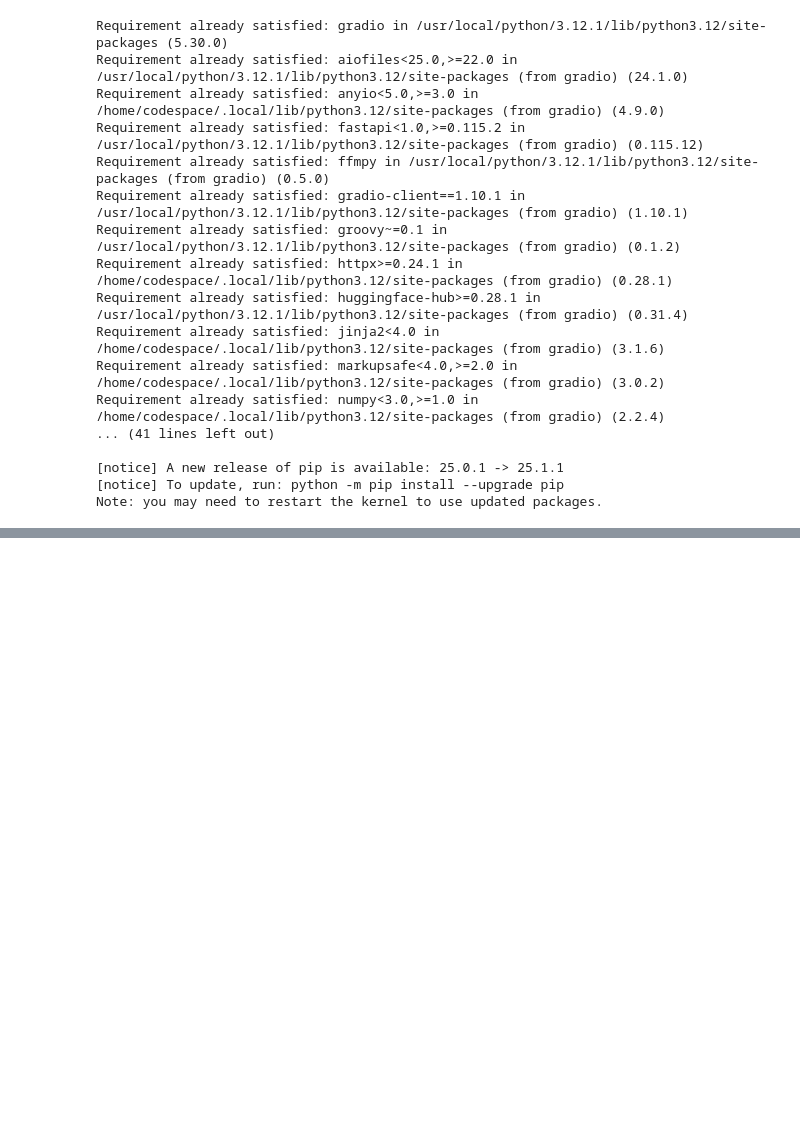
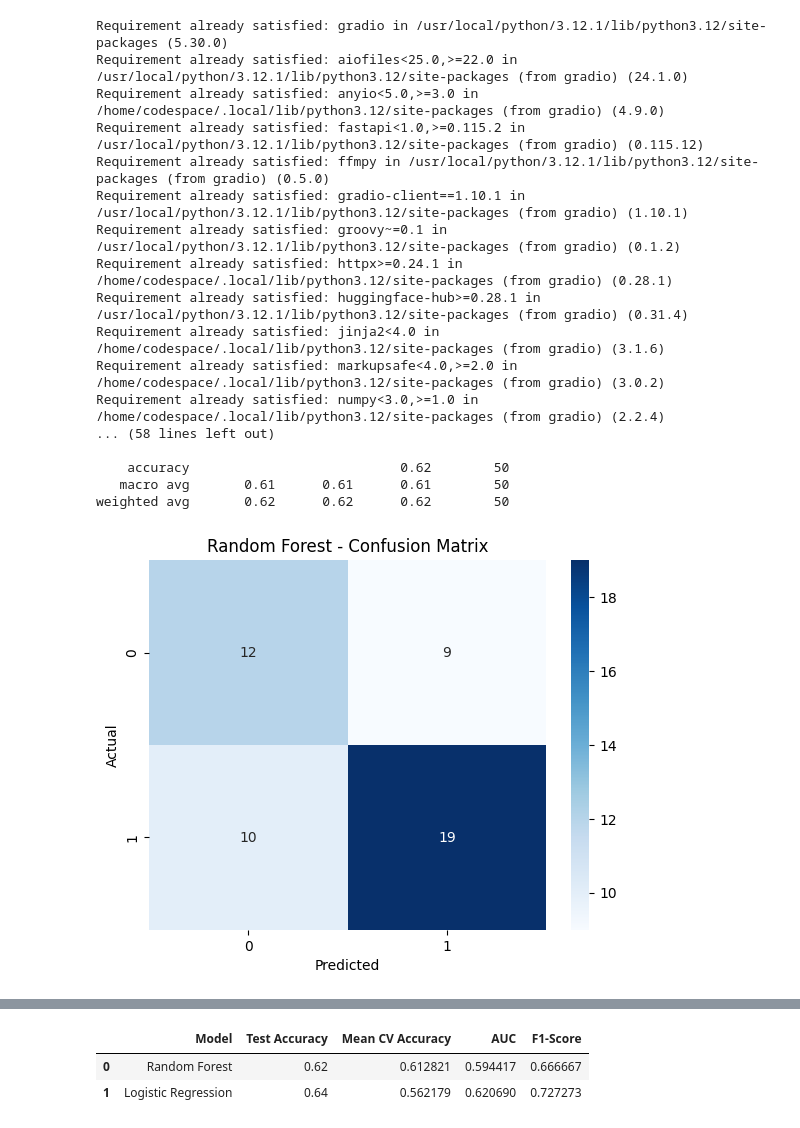
Before and after one commit to Mavanlet/GrammysPrediction, a Jupyter notebook: project/grammy_model.ipynb, the cells around one changed output, grey strips where cells are left out. Cells and saved outputs as stored; diff of their text form; code cells hidden in the pictures; blank space fills up the shorter version.

```diff
--- a/project/grammy_model.ipynb
+++ b/project/grammy_model.ipynb
@@ -7,11 +7,17 @@ import pandas as pd
 import numpy as np
 import pickle
 import gradio as gr
+import matplotlib.pyplot as plt
+import seaborn as sns
 from sklearn.ensemble import RandomForestClassifier
 from sklearn.linear_model import LogisticRegression
 from sklearn.model_selection import train_test_split, cross_val_score
 from sklearn.preprocessing import StandardScaler
 from scipy.spatial.distance import cdist
+from sklearn.metrics import (
+    classification_report, confusion_matrix,
+    roc_auc_score, roc_curve, f1_score
+)
 
 # 1. Daten laden
 grammy_df = pd.read_csv("data/grammy_winners.csv")
@@ -83,6 +89,60 @@ lr_cv_scores = cross_val_score(lr_model, X_train, y_train, cv=5)
 print("Logistic Regression Test Accuracy:", lr_test_accuracy)
 print("Logistic Regression Cross Validation Scores:", lr_cv_scores)
 print("Logistic Regression Mean CV Accuracy:", np.mean(lr_cv_scores))
+
+# 8. 🔍 Performanceanalyse & Visualisierung
+
+# Vorhersagen
+y_pred_rf = rf_model.predict(X_test)
+y_proba_rf = rf_model.predict_proba(X_test)[:, 1]
+
+y_pred_lr = lr_model.predict(X_test)
+y_proba_lr = lr_model.predict_proba(X_test)[:, 1]
+
+# Klassifikationsberichte
+print("=== 📊 Random Forest - Classification Report ===")
+print(classification_report(y_test, y_pred_rf))
+sns.heatmap(confusion_matrix(y_test, y_pred_rf), annot=True, fmt='d', cmap='Blues')
+plt.title("Random Forest - Confusion Matrix")
+plt.xlabel("Predicted")
+plt.ylabel("Actual")
+plt.show()
+
+print("=== 📊 Logistic Regression - Classification Report ===")
+print(classification_report(y_test, y_pred_lr))
+sns.heatmap(confusion_matrix(y_test, y_pred_lr), annot=True, fmt='d', cmap='Oranges')
+plt.title("Logistic Regression - Confusion Matrix")
+plt.xlabel("Predicted")
+plt.ylabel("Actual")
+plt.show()
+
+# ROC-Kurve
+fpr_rf, tpr_rf, _ = roc_curve(y_test, y_proba_rf)
+fpr_lr, tpr_lr, _ = roc_curve(y_test, y_proba_lr)
+auc_rf = roc_auc_score(y_test, y_proba_rf)
+auc_lr = roc_auc_score(y_test, y_proba_lr)
+
+plt.figure(figsize=(8, 6))
+plt.plot(fpr_rf, tpr_rf, label=f"Random Forest (AUC = {auc_rf:.2f})")
+plt.plot(fpr_lr, tpr_lr, label=f"Logistic Regression (AUC = {auc_lr:.2f})")
+plt.plot([0, 1], [0, 1], linestyle="--", color="gray")
+plt.title("ROC Curve")
+plt.xlabel("False Positive Rate")
+plt.ylabel("True Positive Rate")
+plt.legend()
+plt.grid()
+plt.show()
+
+# Zusammenfassung als Tabelle
+results_df = pd.DataFrame({
+    "Model": ["Random Forest", "Logistic Regression"],
+    "Test Accuracy": [rf_test_accuracy, lr_test_accuracy],
+    "Mean CV Accuracy": [np.mean(rf_cv_scores), np.mean(lr_cv_scores)],
+    "AUC": [auc_rf, auc_lr],
+    "F1-Score": [f1_score(y_test, y_pred_rf), f1_score(y_test, y_pred_lr)]
+})
+
+display(results_df)
 
 # Modell speichern
 lr_bundle = {
@@ -148,34 +208,35 @@ def predict_grammy(model_choice, danceability, energy, valence, bpm):
 demo = gr.Interface(
     fn=predict_grammy,
     inputs=[
         gr.Dropdown(choices=["Random Forest", "Logistic Regression"], label="Wähle ein Modell"),
         gr.Slider(0, 100, step=1, label="Danceability (0-100)"),
         gr.Slider(0, 100, step=1, label="Energy (0-100)"),
         gr.Slider(0, 100, step=1, label="Valence (0-100)"),
         gr.Number(label="Tempo (Beats Per Minute)")
     ],
     outputs="text",
     title="🌟 Grammy Winning Prediction",
     description="Prognostiziere mit verschiedenen ML-Modellen, ob ein Song eine hohe Grammy-Gewinnwahrscheinlichkeit hat und finde ähnliche Top-Songs mit Grammy-Status."
 )
 
 # App starten
 demo.launch(share=True)
 # %% [output]
 Requirement already satisfied: gradio in /usr/local/python/3.12.1/lib/python3.12/site-packages (5.30.0)
 Requirement already satisfied: aiofiles<25.0,>=22.0 in /usr/local/python/3.12.1/lib/python3.12/site-packages (from gradio) (24.1.0)
 Requirement already satisfied: anyio<5.0,>=3.0 in /home/codespace/.local/lib/python3.12/site-packages (from gradio) (4.9.0)
 Requirement already satisfied: fastapi<1.0,>=0.115.2 in /usr/local/python/3.12.1/lib/python3.12/site-packages (from gradio) (0.115.12)
 Requirement already satisfied: ffmpy in /usr/local/python/3.12.1/lib/python3.12/site-packages (from gradio) (0.5.0)
 Requirement already satisfied: gradio-client==1.10.1 in /usr/local/python/3.12.1/lib/python3.12/site-packages (from gradio) (1.10.1)
 Requirement already satisfied: groovy~=0.1 in /usr/local/python/3.12.1/lib/python3.12/site-packages (from gradio) (0.1.2)
 Requirement already satisfied: httpx>=0.24.1 in /home/codespace/.local/lib/python3.12/site-packages (from gradio) (0.28.1)
 Requirement already satisfied: huggingface-hub>=0.28.1 in /usr/local/python/3.12.1/lib/python3.12/site-packages (from gradio) (0.31.4)
 Requirement already satisfied: jinja2<4.0 in /home/codespace/.local/lib/python3.12/site-packages (from gradio) (3.1.6)
 Requirement already satisfied: markupsafe<4.0,>=2.0 in /home/codespace/.local/lib/python3.12/site-packages (from gradio) (3.0.2)
 Requirement already satisfied: numpy<3.0,>=1.0 in /home/codespace/.local/lib/python3.12/site-packages (from gradio) (2.2.4)
-... (41 lines left out)
+... (58 lines left out)
 
-[notice] A new release of pip is available: 25.0.1 -> 25.1.1
-[notice] To update, run: python -m pip install --upgrade pip
-Note: you may need to restart the kernel to use updated packages.
+    accuracy                           0.62        50
+   macro avg       0.61      0.61      0.61        50
+weighted avg       0.62      0.62      0.62        50
+[figure, added]
@@ -195,0 +254,3 @@ This share link expires in 1 week. For free permanent hosting and GPU upgrades,
+|  | Model | Test Accuracy | Mean CV Accuracy | AUC | F1-Score |
+| 0 | Random Forest | 0.62 | 0.612821 | 0.594417 | 0.666667 |
+| 1 | Logistic Regression | 0.64 | 0.562179 | 0.620690 | 0.727273 |
```
Also changed, not shown: parts of 1 cell of this notebook, 1 other file.
